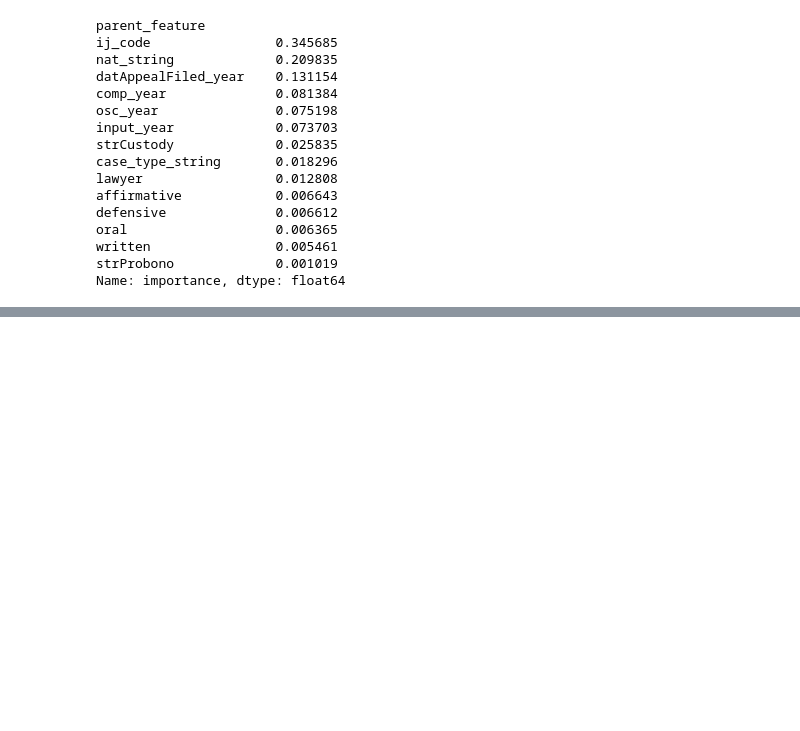
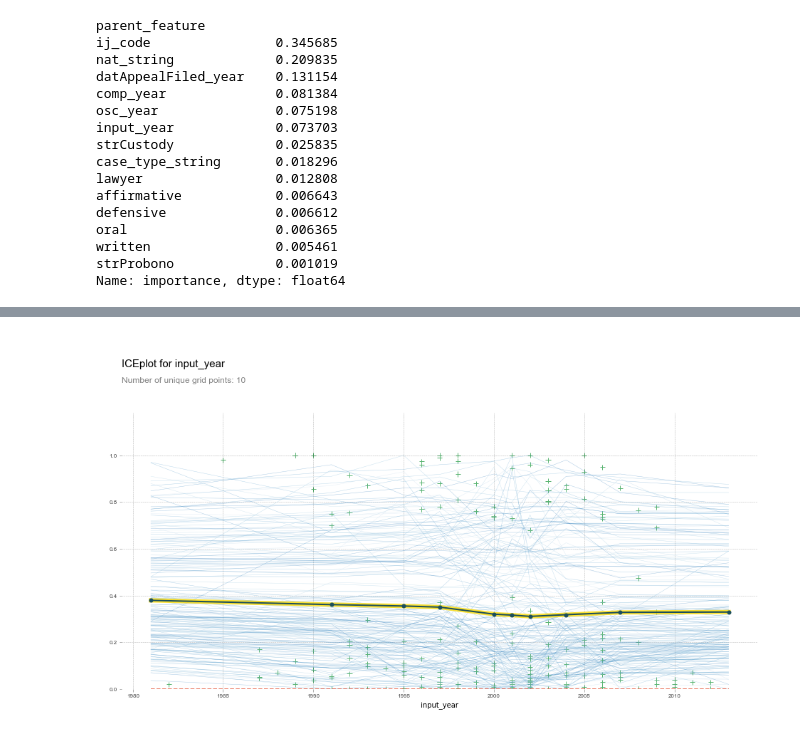
Before and after one commit to colinandrus/ml_course_project, a Jupyter notebook: notebooks/model_training.ipynb, the cells around one changed output, grey strips where cells are left out. Cells and saved outputs as stored; diff of their text form; code cells hidden in the pictures; blank space fills up the shorter version.

```diff
--- a/notebooks/model_training.ipynb
+++ b/notebooks/model_training.ipynb
@@ -468,0 +502,4 @@ Name: importance, dtype: float64
+# %%
+pdp_plot(model, X_train, 'input_year', feature_is_cat=False)
+# %% [output]
+[figure, added]
```
Also changed, not shown: parts of 13 cells of this notebook.
